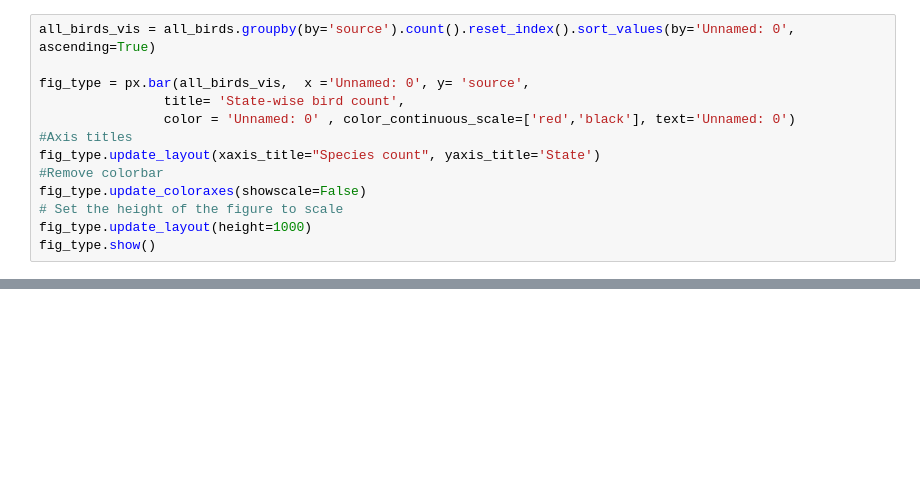
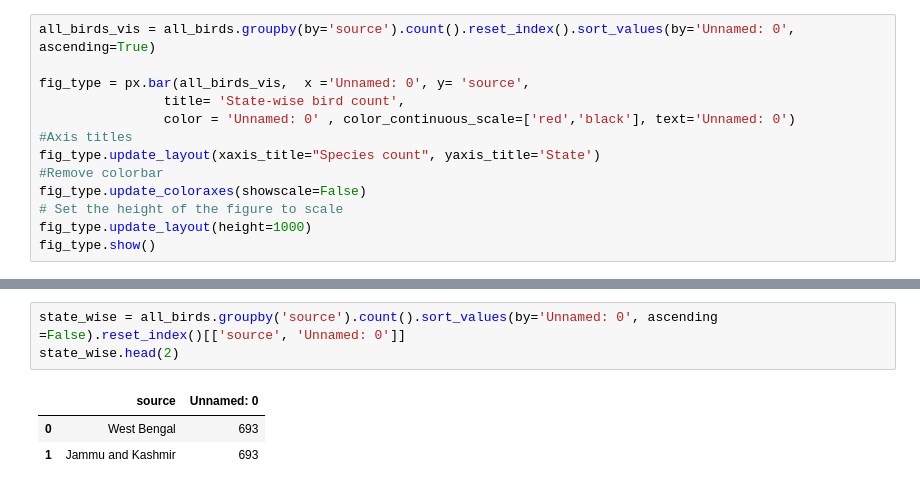
Before and after one commit to Adhikari-Priyanka/birds_vis, a Jupyter notebook: data_vis1.ipynb, the cells around one changed output, grey strips where cells are left out. Cells and saved outputs as stored; diff of their text form; blank space fills up the shorter version.

```diff
--- a/data_vis1.ipynb
+++ b/data_vis1.ipynb
@@ -91,0 +29,7 @@ def top_n(my_df, col, type, n):
+# %%
+state_wise = all_birds.groupby('source').count().sort_values(by='Unnamed: 0', ascending =False).reset_index()[['source', 'Unnamed: 0']]
+state_wise.head(2)
+# %% [output]
+|  | source | Unnamed: 0 |
+| 0 | West Bengal | 693 |
+| 1 | Jammu and Kashmir | 693 |
```
Also changed, not shown: parts of 12 cells of this notebook, 3 other files.
